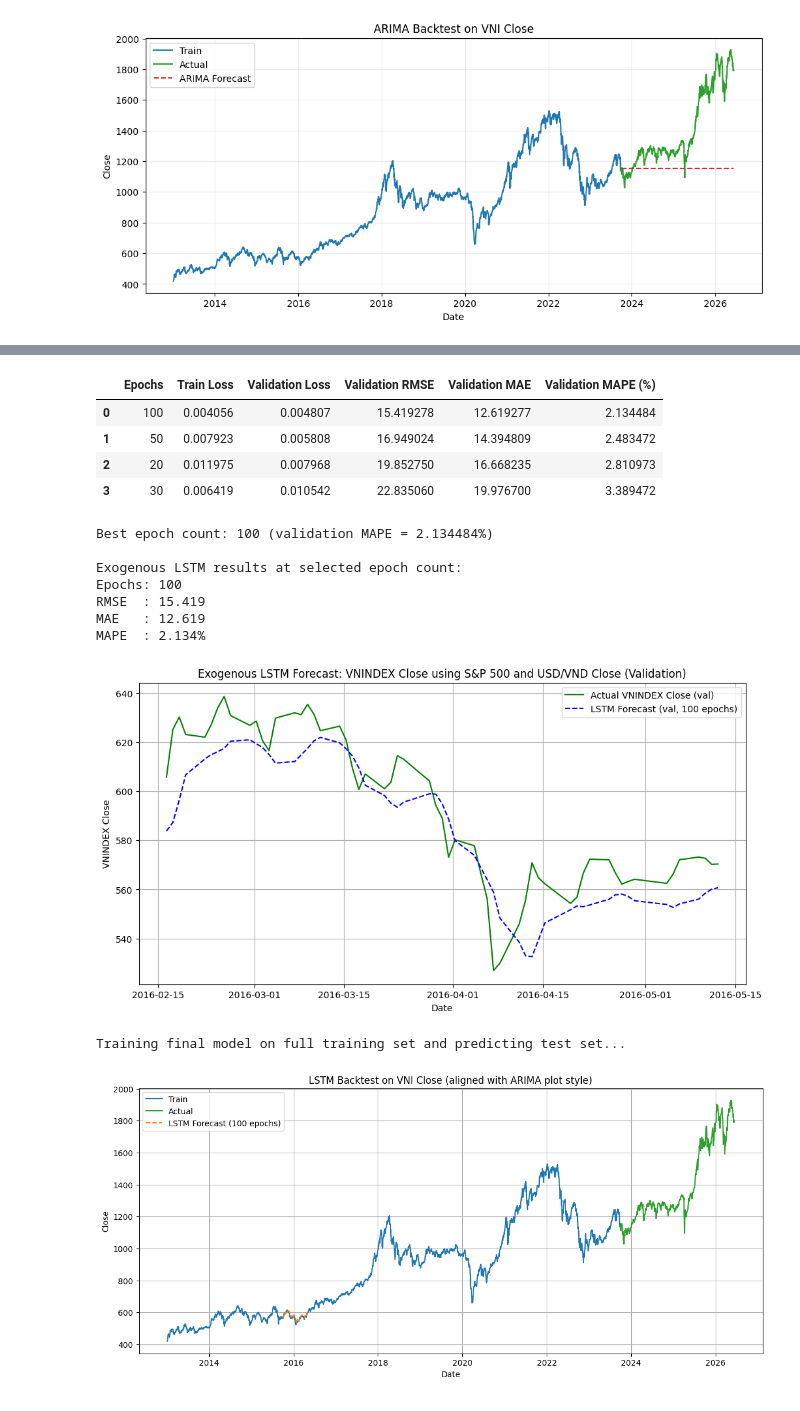
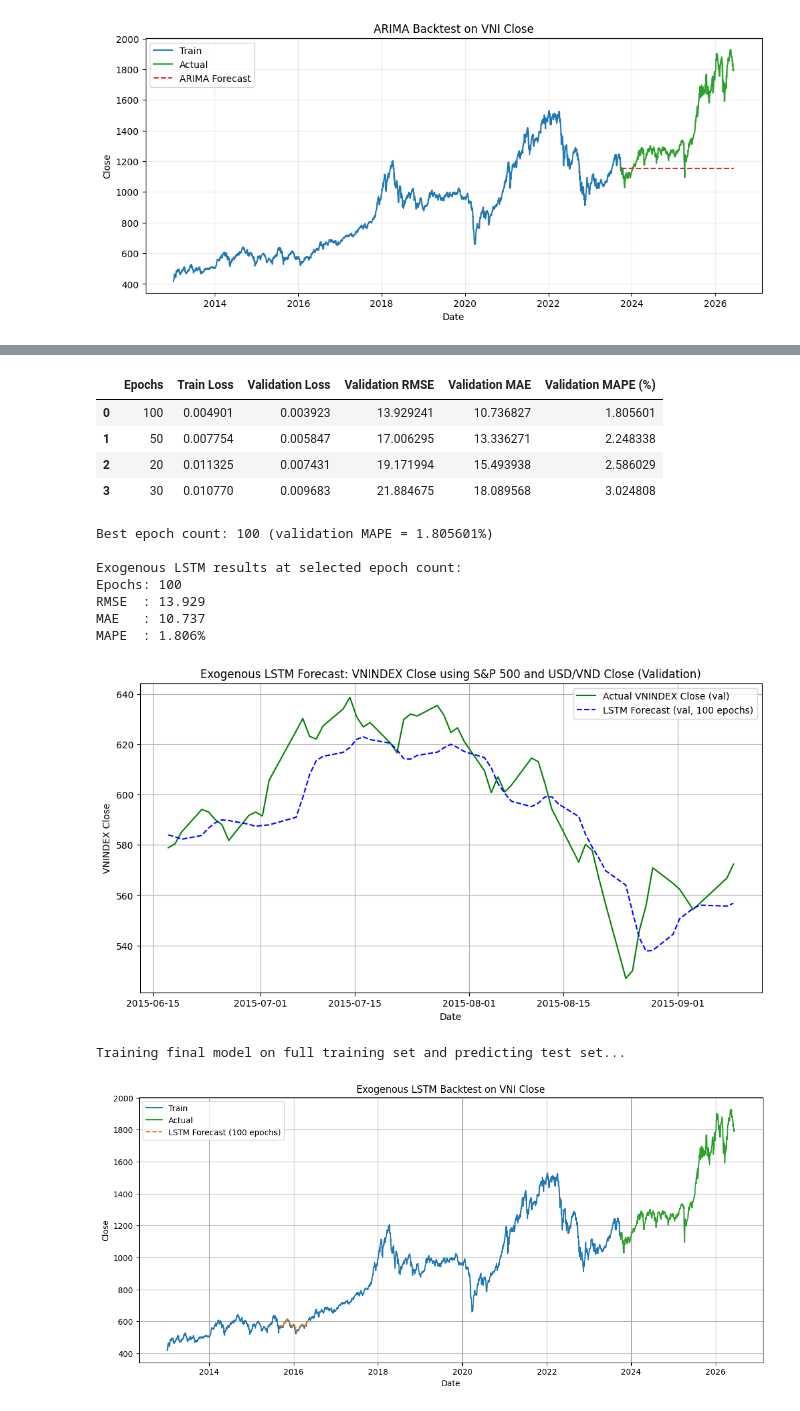
Before and after one commit to 2imMinh/VNI-forecast-using-ARIMA-LSTM, a Jupyter notebook: vni_forecast.ipynb, the cells around one changed output, grey strips where cells are left out. Drawn from its saved outputs; the diff is of its cells as text; code cells hidden in the pictures.

```diff
--- a/vni_forecast.ipynb
+++ b/vni_forecast.ipynb
@@ -18,7 +18,12 @@ from sklearn.metrics import mean_squared_error, mean_absolute_error, mean_absolu
 # %%
 df = pd.read_csv(r"data/VNINDEX_Full_History.csv", sep=",")
 
-# Drop trailing empty column if present from CSV export
+# Remove a trailing export artifact column if present (e.g., Unnamed or all-NaN)
+if len(df.columns) > 0:
+    last_col = df.columns[-1]
+    if str(last_col).lower().startswith('unnamed') or df.iloc[:, -1].isna().all():
+        df = df.iloc[:, :-1]
+
 df['time'] = pd.to_datetime(df['time'])
 
 print('Shape:', df.shape)
@@ -361,8 +375,16 @@ from statsmodels.stats.diagnostic import het_arch
 import numpy as np
 import pandas as pd
 
+# Use explicitly named ARIMA model when available, otherwise fall back to the backtest model.
+if 'arima_final_model' in globals():
+    residual_source_model = arima_final_model
+elif 'model_fit' in globals():
+    residual_source_model = model_fit
+else:
+    raise NameError('Run the ARIMA fitting cells first to create arima_final_model or model_fit.')
+
 # Get residuals from ARIMA model
-arima_residuals = final_model.resid
+arima_residuals = residual_source_model.resid
 
 # Display basic statistics about residuals
 print("ARCH-LM Test Results (ARIMA Residuals)")
@@ -800,8 +829,12 @@ data_lstm = vni.merge(sp500, on='time', how='inner').merge(fx, on='time', how='i
 data_lstm = data_lstm.sort_values('time').set_index('time')
 data_lstm = data_lstm[['vni_close', 'vni_volume', 'sp500_close', 'usd_vnd_close']].ffill().bfill().astype(float)
 
+# Prevent scaler leakage: fit on train rows only, then transform full series.
+split_row = int(len(data_lstm) * 0.8)
+raw_values = data_lstm.values
 scaler = MinMaxScaler()
-scaled = scaler.fit_transform(data_lstm.values)
+scaler.fit(raw_values[:split_row])
+scaled = scaler.transform(raw_values)
 
 time_step = 60
 
@@ -814,7 +847,7 @@ def create_dataset(dataset, step=1):
 
 X, y = create_dataset(scaled, time_step)
 
-split_idx = int(len(X) * 0.8)
+split_idx = split_row - time_step
 X_train, X_test = X[:split_idx], X[split_idx:]
 y_train, y_test = y[:split_idx], y[split_idx:]
 
@@ -903,44 +936,50 @@ print(f'MAPE  : {mape:.3f}%')
 
 # Plot validation results
 plt.figure(figsize=(12, 6))
-idx = data_lstm.index[-len(best_y_inv):]
-plt.plot(idx, best_y_inv, label='Actual VNINDEX Close (val)', color='green')
-plt.plot(idx, best_pred_inv, label=f'LSTM Forecast (val, {best_epoch} epochs)', color='blue', linestyle='--')
+val_start = time_step + (split_idx - val_size)
+val_end = time_step + split_idx
+val_idx = data_lstm.index[val_start:val_end]
+plt.plot(val_idx, best_y_inv, label='Actual VNINDEX Close (val)', color='green')
+plt.plot(val_idx, best_pred_inv, label=f'LSTM Forecast (val, {best_epoch} epochs)', color='blue', linestyle='--')
 plt.title('Exogenous LSTM Forecast: VNINDEX Close using S&P 500 and USD/VND Close (Validation)')
 plt.xlabel('Date')
 plt.ylabel('VNINDEX Close')
 plt.legend()
 plt.grid(True)
-plt.savefig('plot/vni_lstm_validation_forecast.png', dpi=300, bbox_inches='tight')
+plt.savefig('plot/vni_lstm_exogenous_validation.png', dpi=300, bbox_inches='tight')
 plt.show()
+
 # Train final model on the full training set and predict the test set
 print('Training final model on full training set and predicting test set...')
 tf.keras.backend.clear_session()
-final_model = build_model((X_train.shape[1], X_train.shape[2]))
-final_model.fit(X_train, y_train, epochs=best_epoch, batch_size=32, verbose=0)
+exog_lstm_final_model = build_model((X_train.shape[1], X_train.shape[2]))
+exog_lstm_final_model.fit(X_train, y_train, epochs=best_epoch, batch_size=32, verbose=0)
+
 # Predict on test set
-pred_test_scaled = final_model.predict(X_test, verbose=0)
+pred_test_scaled = exog_lstm_final_model.predict(X_test, verbose=0)
+
 # Inverse transform predictions and actuals
 dummy_pred_test = np.zeros((len(pred_test_scaled), scaled.shape[1]))
 dummy_pred_test[:, 0] = pred_test_scaled[:, 0]
 pred_test_inv = scaler.inverse_transform(dummy_pred_test)[:, 0]
+
 dummy_y_test = np.zeros((len(y_test), scaled.shape[1]))
 dummy_y_test[:, 0] = y_test
 y_test_inv = scaler.inverse_transform(dummy_y_test)[:, 0]
+
 # Compute test indices aligned with data_lstm (y starts at index time_step)
 test_idx = data_lstm.index[time_step + split_idx: time_step + split_idx + len(y_test_inv)]
-# Plot train (full), actual test (full), and LSTM forecast (aligned to LSTM test window)
+
+# Plot train (full), actual test (full), and LSTM forecast
 plt.figure(figsize=(14, 6))
-# Plot same style as ARIMA backtest: full train and full test series
 plt.plot(train.index, train, label='Train', color='tab:blue')
 plt.plot(test.index, test, label='Actual', color='tab:green')
-# Overlay LSTM predictions where available (may be shorter than full test due to sequence window)
 plt.plot(test_idx, pred_test_inv, label=f'LSTM Forecast ({best_epoch} epochs)', color='tab:orange', linestyle='--')
-plt.title('LSTM Backtest on VNI Close (aligned with ARIMA plot style)')
+plt.title('Exogenous LSTM Backtest on VNI Close')
 plt.xlabel('Date')
 plt.ylabel('Close')
 plt.legend()
 plt.grid(True)
-plt.savefig('plot/vni_lstm_future_forecast.png', dpi=300, bbox_inches='tight')
+plt.savefig('plot/vni_lstm_exogenous_backtest.png', dpi=300, bbox_inches='tight')
 plt.show()
 # %% [output]
@@ -950,19 +986,19 @@ WARNING:tensorflow:6 out of the last 677 calls to <function TensorFlowTrainer.ma
 Epoch comparison (selected by lowest validation MAPE):
 |  | Epochs | Train Loss | Validation Loss | Validation RMSE | Validation MAE | Validation MAPE (%) |
-| 0 | 100 | 0.004056 | 0.004807 | 15.419278 | 12.619277 | 2.134484 |
-| 1 | 50 | 0.007923 | 0.005808 | 16.949024 | 14.394809 | 2.483472 |
-| 2 | 20 | 0.011975 | 0.007968 | 19.852750 | 16.668235 | 2.810973 |
-| 3 | 30 | 0.006419 | 0.010542 | 22.835060 | 19.976700 | 3.389472 |
+| 0 | 100 | 0.004901 | 0.003923 | 13.929241 | 10.736827 | 1.805601 |
+| 1 | 50 | 0.007754 | 0.005847 | 17.006295 | 13.336271 | 2.248338 |
+| 2 | 20 | 0.011325 | 0.007431 | 19.171994 | 15.493938 | 2.586029 |
+| 3 | 30 | 0.010770 | 0.009683 | 21.884675 | 18.089568 | 3.024808 |
-Best epoch count: 100 (validation MAPE = 2.134484%)
+Best epoch count: 100 (validation MAPE = 1.805601%)
 
 Exogenous LSTM results at selected epoch count:
 Epochs: 100
-RMSE  : 15.419
-MAE   : 12.619
-MAPE  : 2.134%
+RMSE  : 13.929
+MAE   : 10.737
+MAPE  : 1.806%
-[figure, old version]
+[figure, new version]
 Training final model on full training set and predicting test set...
-[figure, old version]
+[figure, new version]
 # %%
 # Standalone LSTM: sweep epochs and evaluate predicting `Close` (multivariate inputs)
 from sklearn.preprocessing import MinMaxScaler
```
Also changed, not shown: parts of 9 cells of this notebook, 6 other files.
